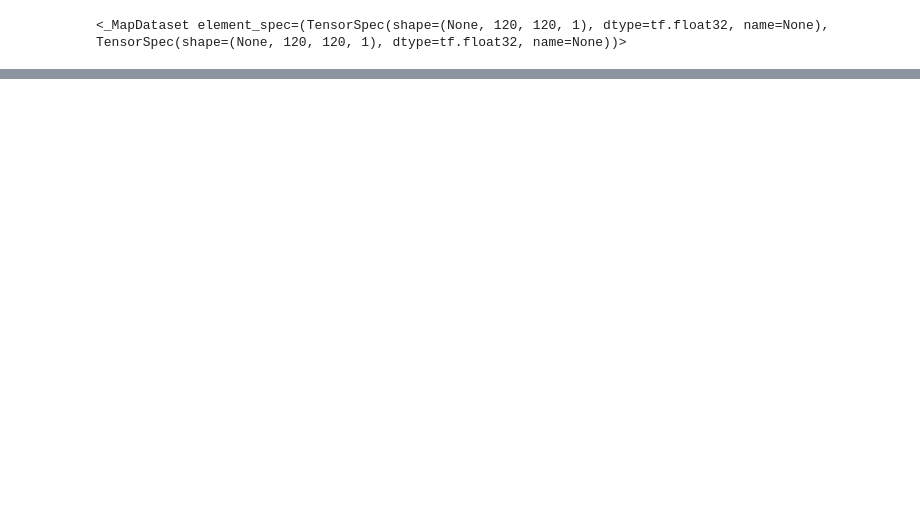
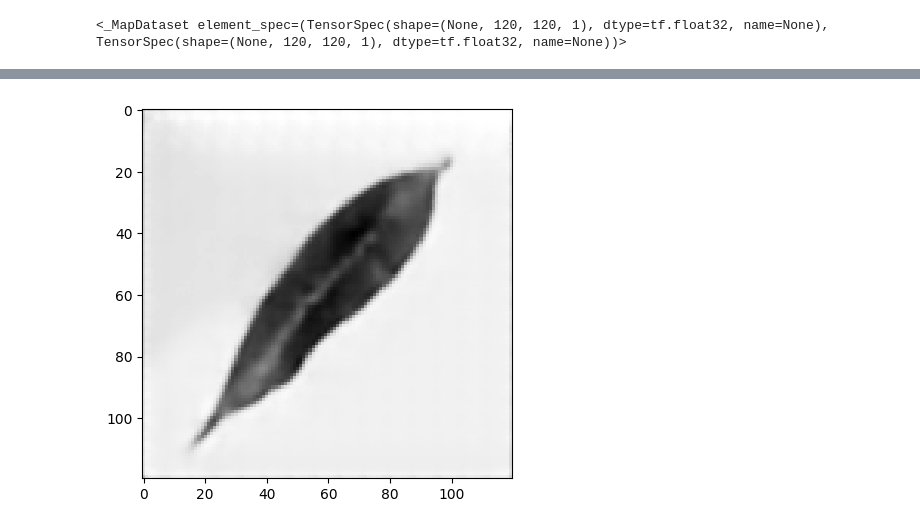
Before and after one commit to DarshilPungalia/Auto-Forest, a Jupyter notebook: autoforest.ipynb, the cells around one changed output, grey strips where cells are left out. Drawn from its saved outputs; the diff is of its cells as text; code cells hidden in the pictures; blank space fills up the shorter version.

```diff
--- a/autoforest.ipynb
+++ b/autoforest.ipynb
@@ -302,0 +409,4 @@ plt.imshow(prediction[0], cmap='gray');
+# %%
+prediction2 = autoencoder.predict(predict)
+plt.imshow(prediction2[0], cmap='gray');
+# %% [output]
@@ -302,0 +414 @@ plt.imshow(prediction[0], cmap='gray');
+[figure, added]
```
Also changed, not shown: parts of 10 cells of this notebook, 5 other files.
